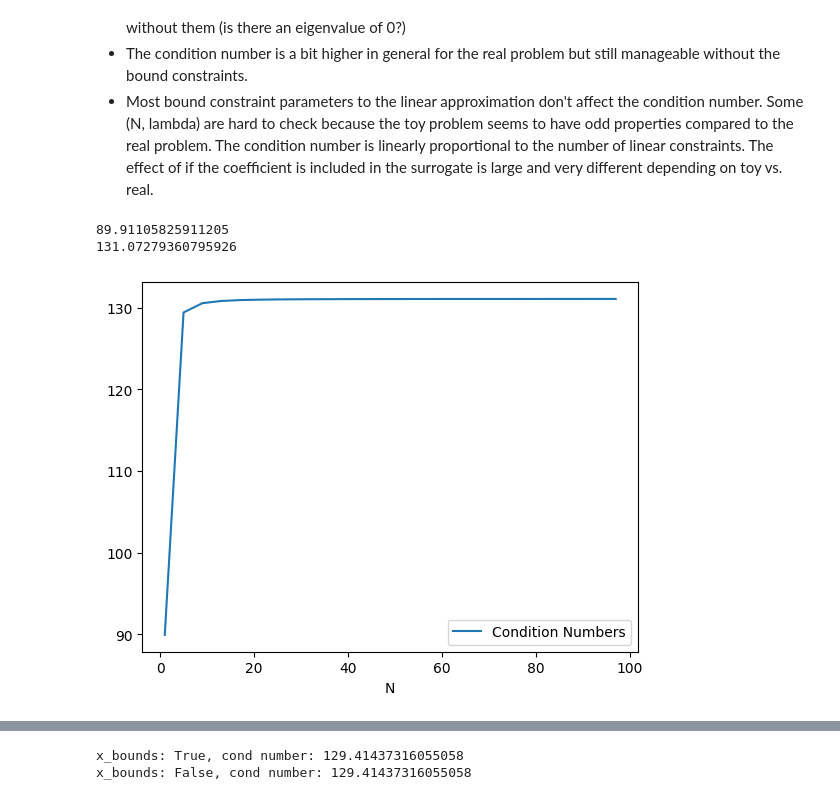
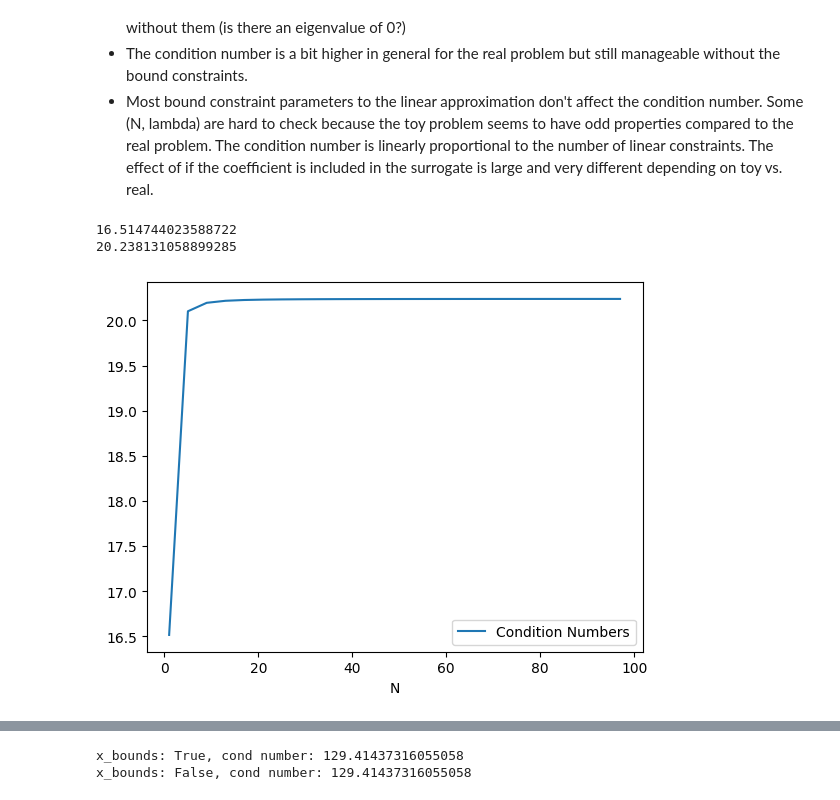
Before and after one commit to micpap25/ENG-QUANT, a Jupyter notebook: experiments/condition_number.ipynb, the cells around one changed output, grey strips where cells are left out. Cells and saved outputs as stored; diff of their text form; code cells hidden in the pictures.

```diff
--- a/experiments/condition_number.ipynb
+++ b/experiments/condition_number.ipynb
@@ -62,27 +59,27 @@ SURROGATE_BOUND_ABOVE = True
 # %%
 conds = []
 n_range = range(1, 101, 4)
 # n_range = range(1, 101, 50)
 for n in n_range:
     toy_problem_to_json(n, X_UPPER_BOUNDS, F_UPPER_BOUNDS, GAMMA, LAMBD,
                         EPS, DELTA, LX, LP, LF, UP)
-    # quadratic_model_lin_approx(LIN_CONSTRAINTS, OUTER_APPROXIMATION, COEFFICIENT_SURROGATE,
-    #                             SURROGATE_BOUND_BELOW, SURROGATE_BOUND_ABOVE)
-    quadratic_lin_approx_no_surrogate(LIN_CONSTRAINTS, OUTER_APPROXIMATION)
+    quadratic_model_lin_approx(LIN_CONSTRAINTS, OUTER_APPROXIMATION, COEFFICIENT_SURROGATE,
+                                SURROGATE_BOUND_BELOW, SURROGATE_BOUND_ABOVE)
+    # quadratic_lin_approx_no_surrogate(LIN_CONSTRAINTS, OUTER_APPROXIMATION)
     # conds.append(condition_number())
     # conds.append(condition_number_no_bounds())
     conds.append(condition_number_nes_basic())
 
 plt.xlabel("N")
 plt.plot(n_range, conds, label="Condition Numbers")
 plt.legend()
 
 print(conds[0])
 print(conds[-1])
 # %% [output]
-89.91105825911205
-131.07279360795926
+16.514744023588722
+20.238131058899285
-[figure, old version]
+[figure, new version]
 # %%
 conds = []
 lin_cons_range = range(20, 1001, 80)
```
Also changed, not shown: parts of 3 cells of this notebook, 10 other files.
